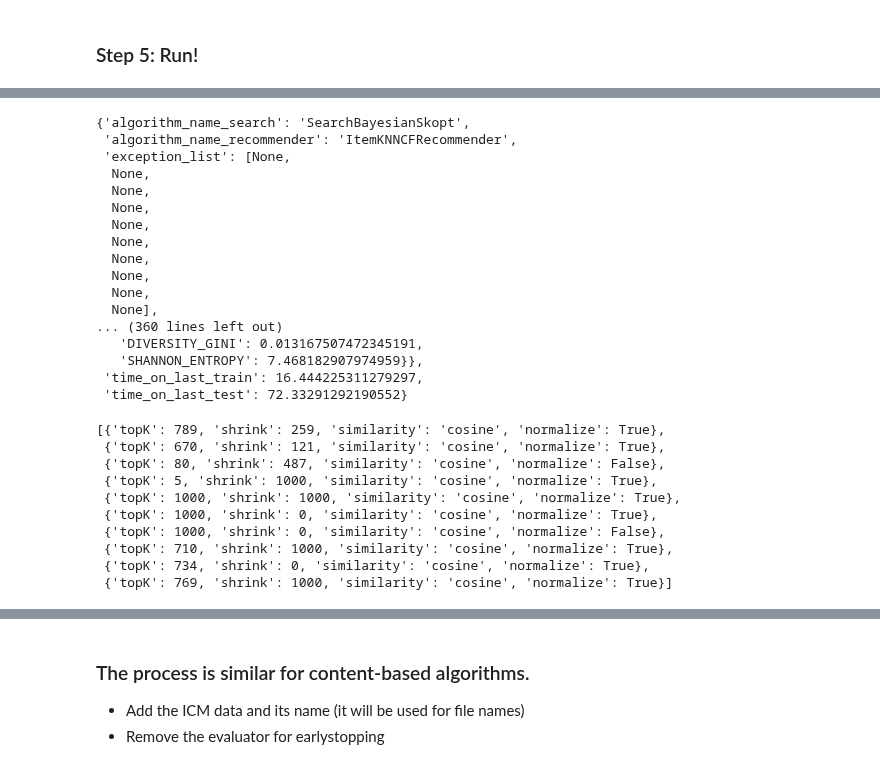
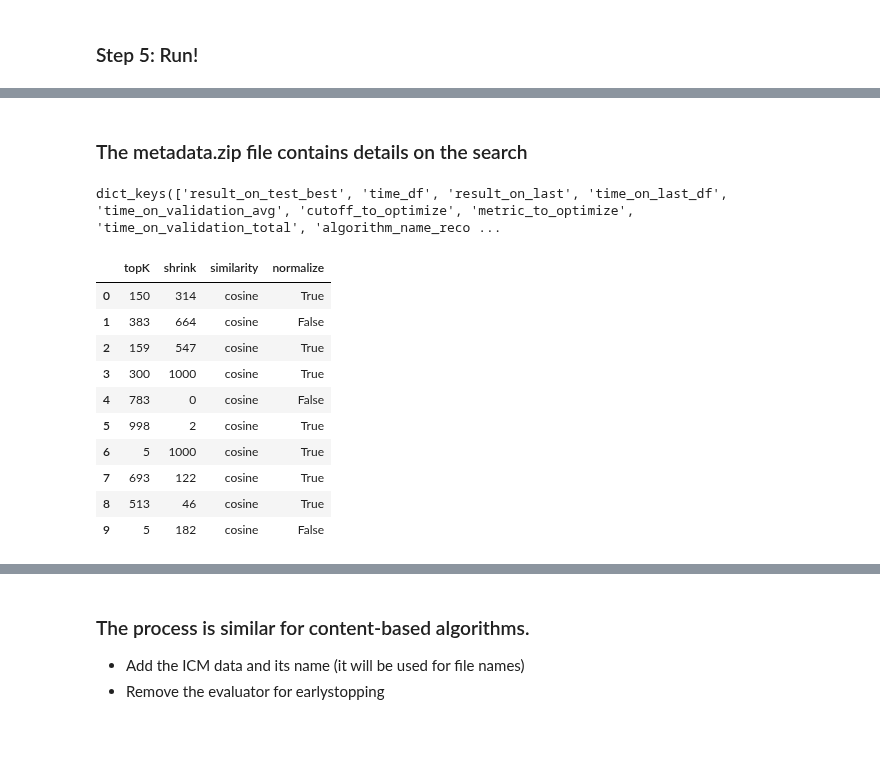
Before and after one commit to MaurizioFD/RecSys_Course_AT_PoliMi, a Jupyter notebook: Practice 09 - Hyperparameter optimization with Skopt.ipynb, the cells around one changed output, grey strips where cells are left out. Saved outputs shown, nothing was run; the diff lists cells and outputs as text; code cells hidden in the pictures; blank space fills up the shorter version.

```diff
--- a/Practice 09 - Hyperparameter optimization with Skopt.ipynb
+++ b/Practice 09 - Hyperparameter optimization with Skopt.ipynb
@@ -140,42 +223,29 @@ SearchBayesianSkopt: Saving model in result_experiments/ItemKNNCFRecommender
 
 ItemKNNCFRecommender: Saving model in file 'result_experiments/ItemKNNCFRecommender_best_model_last'
 ItemKNNCFRecommender: Saving complete
+# %% [markdown]
+### The metadata.zip file contains details on the search
 # %%
-from Base.DataIO import DataIO
+from Recommenders.DataIO import DataIO
 
 data_loader = DataIO(folder_path = output_folder_path)
 search_metadata = data_loader.load_data(recommender_class.RECOMMENDER_NAME + "_metadata.zip")
 
-search_metadata
+search_metadata.keys()
 # %% [output]
-{'algorithm_name_search': 'SearchBayesianSkopt',
- 'algorithm_name_recommender': 'ItemKNNCFRecommender',
- 'exception_list': [None,
-  None,
-  None,
-  None,
-  None,
-  None,
-  None,
-  None,
-  None,
-  None],
-... (360 lines left out)
-   'DIVERSITY_GINI': 0.013167507472345191,
-   'SHANNON_ENTROPY': 7.468182907974959}},
- 'time_on_last_train': 16.444225311279297,
- 'time_on_last_test': 72.33291292190552}
+dict_keys(['result_on_test_best', 'time_df', 'result_on_last', 'time_on_last_df', 'time_on_validation_avg', 'cutoff_to_optimize', 'metric_to_optimize', 'time_on_validation_total', 'algorithm_name_reco ...
-# %%
-hyperparameters_list = search_metadata["hyperparameters_list"]
-hyperparameters_list
-# %% [output]
-[{'topK': 789, 'shrink': 259, 'similarity': 'cosine', 'normalize': True},
- {'topK': 670, 'shrink': 121, 'similarity': 'cosine', 'normalize': True},
- {'topK': 80, 'shrink': 487, 'similarity': 'cosine', 'normalize': False},
- {'topK': 5, 'shrink': 1000, 'similarity': 'cosine', 'normalize': True},
- {'topK': 1000, 'shrink': 1000, 'similarity': 'cosine', 'normalize': True},
- {'topK': 1000, 'shrink': 0, 'similarity': 'cosine', 'normalize': True},
- {'topK': 1000, 'shrink': 0, 'similarity': 'cosine', 'normalize': False},
- {'topK': 710, 'shrink': 1000, 'similarity': 'cosine', 'normalize': True},
- {'topK': 734, 'shrink': 0, 'similarity': 'cosine', 'normalize': True},
- {'topK': 769, 'shrink': 1000, 'similarity': 'cosine', 'normalize': True}]
+# %%
+hyperparameters_df = search_metadata["hyperparameters_df"]
+hyperparameters_df
+# %% [output]
+|  | topK | shrink | similarity | normalize |
+| 0 | 150 | 314 | cosine | True |
+| 1 | 383 | 664 | cosine | False |
+| 2 | 159 | 547 | cosine | True |
+| 3 | 300 | 1000 | cosine | True |
+| 4 | 783 | 0 | cosine | False |
+| 5 | 998 | 2 | cosine | True |
+| 6 | 5 | 1000 | cosine | True |
+| 7 | 693 | 122 | cosine | True |
+| 8 | 513 | 46 | cosine | True |
+| 9 | 5 | 182 | cosine | False |
```
Also changed, not shown: parts of 36 cells of this notebook.
